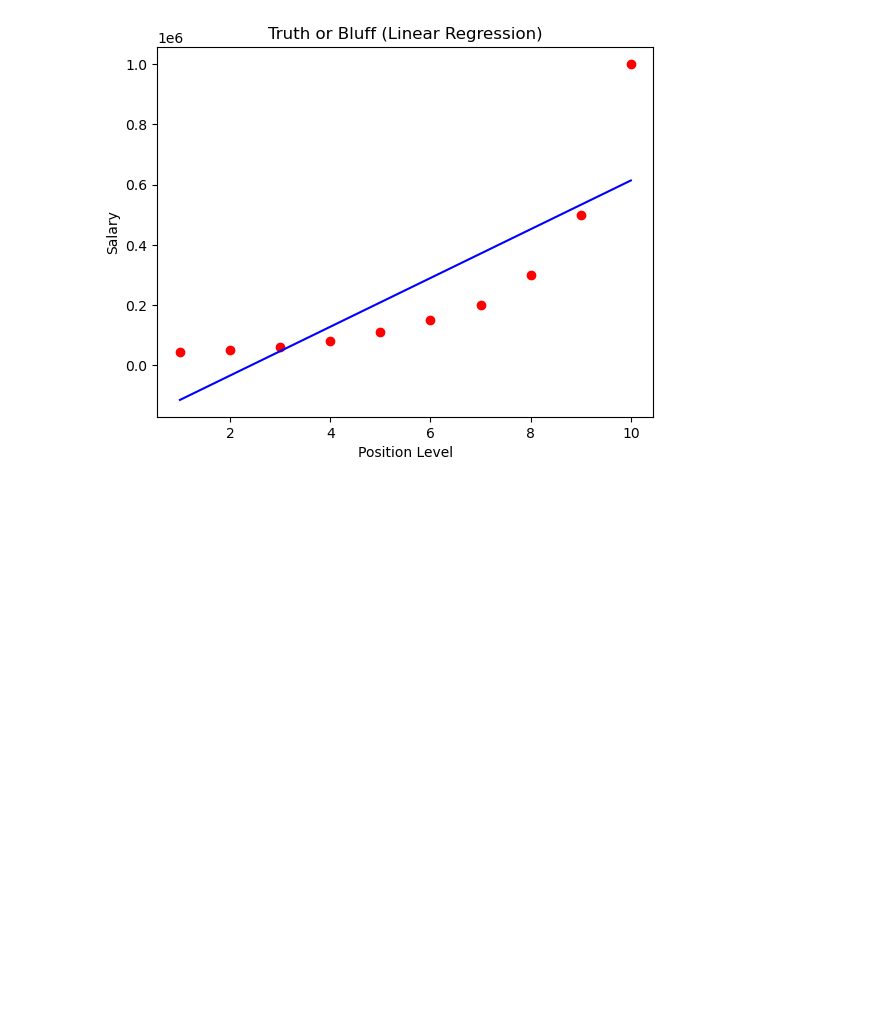
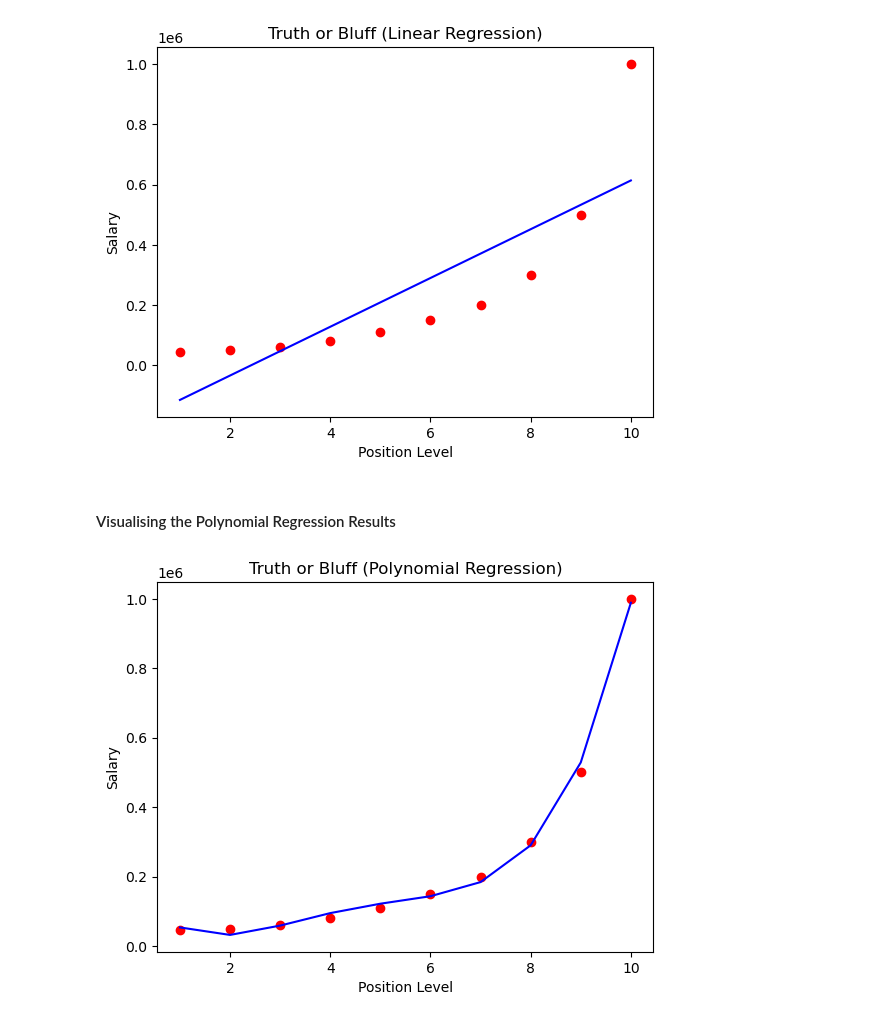
Before and after one commit to maurizioprizzi/polynomial_linear_regression, a Jupyter notebook: 014.ipynb, the cells around one changed output. Cells and saved outputs as stored; diff of their text form; code cells hidden in the pictures; blank space fills up the shorter version.

Commit message:
Plot Poly Reg.

```diff
--- a/014.ipynb
+++ b/014.ipynb
@@ -22,7 +22,7 @@ LinearRegression()
 #### Training the Polynomial Regression Model
 # %%
 from sklearn.preprocessing import PolynomialFeatures
-poly_reg = PolynomialFeatures(degree = 2)
+poly_reg = PolynomialFeatures(degree = 4)
 X_poly = poly_reg.fit_transform(X)
 lin_reg_2 = LinearRegression()
 lin_reg_2.fit(X_poly, y)
@@ -39,10 +39,14 @@ plt.ylabel('Salary')
 plt.show()
 # %% [output]
 [figure]
+# %% [markdown]
+#### Visualising the Polynomial Regression Results
 # %%
 plt.scatter(X, y,  color = 'red')
-plt.plot(X, lin_reg.predict(X), color = 'blue')
-plt.title('Truth or Bluff (Linear Regression)')
+plt.plot(X, lin_reg_2.predict(poly_reg.fit_transform(X)), color = 'blue')
+plt.title('Truth or Bluff (Polynomial Regression)')
 plt.xlabel('Position Level')
 plt.ylabel('Salary')
 plt.show()
+# %% [output]
+[figure, added]
```
